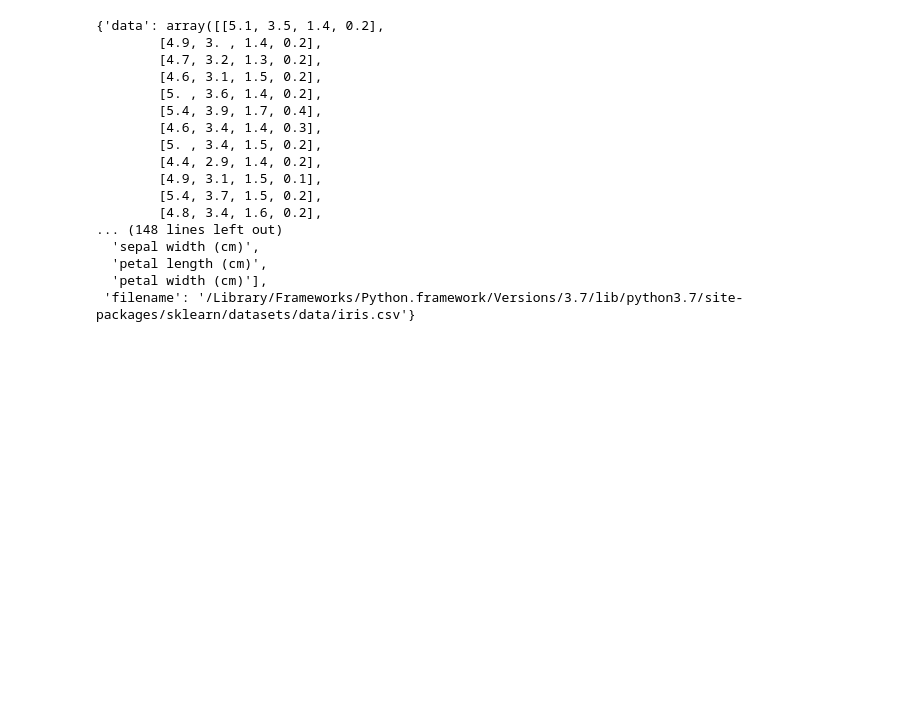
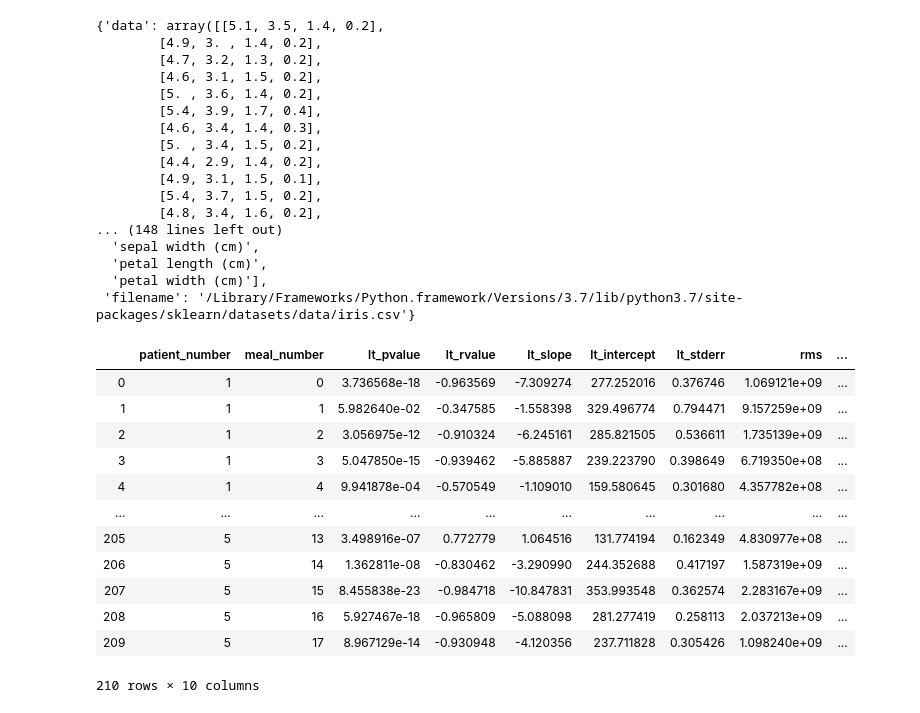
Before and after one commit to ashish-padakannaya/Meal-pattern-analysis, a Jupyter notebook: notebooks/ashish_tests.ipynb, the cells around one changed output. Drawn from its saved outputs; the diff is of its cells as text; code cells hidden in the pictures; blank space fills up the shorter version.

```diff
--- a/notebooks/ashish_tests.ipynb
+++ b/notebooks/ashish_tests.ipynb
@@ -250,3 +270,22 @@ load_iris()
   'petal length (cm)',
   'petal width (cm)'],
  'filename': '/Library/Frameworks/Python.framework/Versions/3.7/lib/python3.7/site-packages/sklearn/datasets/data/iris.csv'}
+# %%
+test = pd.read_csv('../patient_features.csv')
+del test['cam']
+del test['cbm']
+test
+# %% [output]
+|  | patient_number | meal_number | lt_pvalue | lt_rvalue | lt_slope | lt_intercept | lt_stderr | rms | ... |
+| 0 | 1 | 0 | 3.736568e-18 | -0.963569 | -7.309274 | 277.252016 | 0.376746 | 1.069121e+09 | ... |
+| 1 | 1 | 1 | 5.982640e-02 | -0.347585 | -1.558398 | 329.496774 | 0.794471 | 9.157259e+09 | ... |
+| 2 | 1 | 2 | 3.056975e-12 | -0.910324 | -6.245161 | 285.821505 | 0.536611 | 1.735139e+09 | ... |
+| 3 | 1 | 3 | 5.047850e-15 | -0.939462 | -5.885887 | 239.223790 | 0.398649 | 6.719350e+08 | ... |
+| 4 | 1 | 4 | 9.941878e-04 | -0.570549 | -1.109010 | 159.580645 | 0.301680 | 4.357782e+08 | ... |
+| ... | ... | ... | ... | ... | ... | ... | ... | ... | ... |
+| 205 | 5 | 13 | 3.498916e-07 | 0.772779 | 1.064516 | 131.774194 | 0.162349 | 4.830977e+08 | ... |
+| 206 | 5 | 14 | 1.362811e-08 | -0.830462 | -3.290990 | 244.352688 | 0.417197 | 1.587319e+09 | ... |
+| 207 | 5 | 15 | 8.455838e-23 | -0.984718 | -10.847831 | 353.993548 | 0.362574 | 2.283167e+09 | ... |
+| 208 | 5 | 16 | 5.927467e-18 | -0.965809 | -5.088098 | 281.277419 | 0.258113 | 2.037213e+09 | ... |
+| 209 | 5 | 17 | 8.967129e-14 | -0.930948 | -4.120356 | 237.711828 | 0.305426 | 1.098240e+09 | ... |
+210 rows × 10 columns
```
Also changed, not shown: parts of 20 cells of this notebook.
